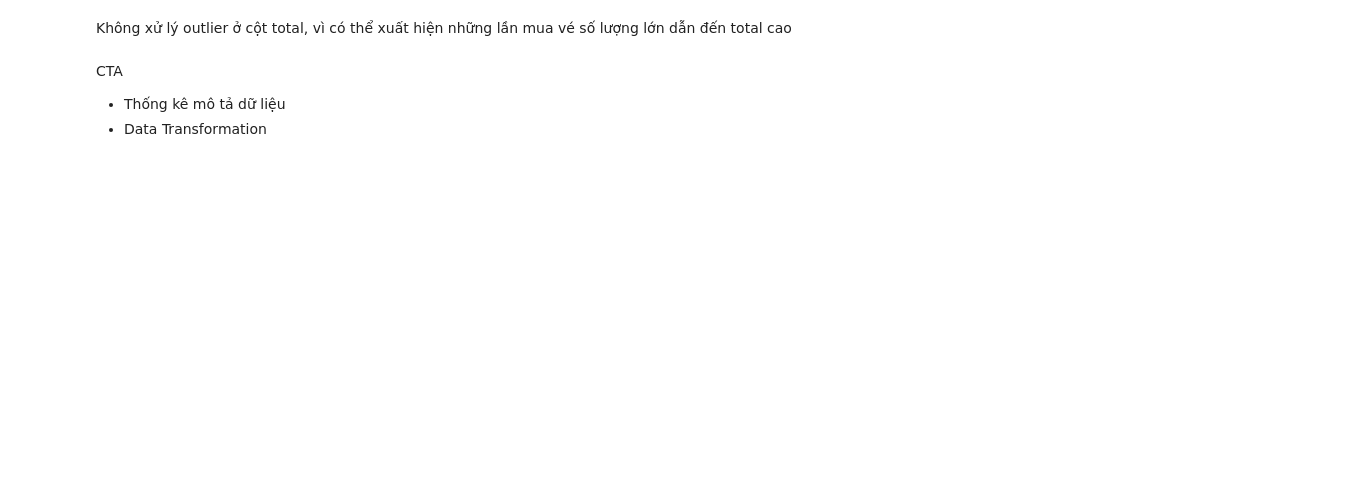
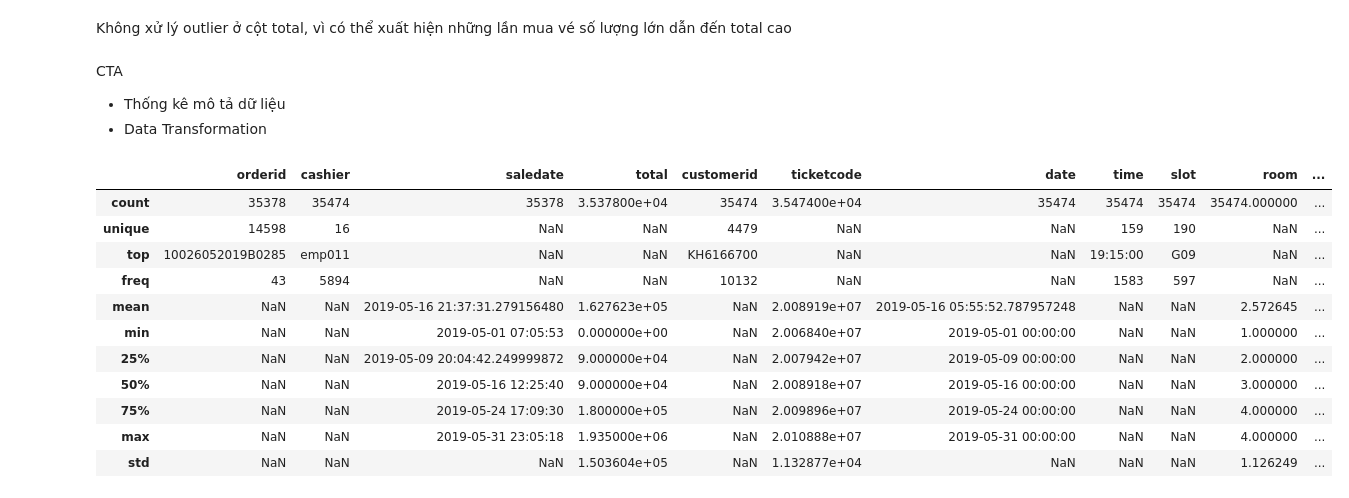
Before and after one commit to sonbao0901/data_got_talent, a Jupyter notebook: Clean_data-1.ipynb, the cells around one changed output. Saved outputs shown, nothing was run; the diff lists cells and outputs as text; code cells hidden in the pictures; blank space fills up the shorter version.

```diff
--- a/Clean_data-1.ipynb
+++ b/Clean_data-1.ipynb
@@ -6,7 +6,7 @@ import seaborn as sns
 import matplotlib.pyplot as plt
 # %%
 # Đọc tệp Excel
-file_path = r"C:\Users\ADMIN\Downloads\data_got.xlsx"
+file_path = r"dataset.xlsx"
 xl = pd.ExcelFile(file_path)
 # %%
 # Lấy tên các sheet và đọc dữ liệu từ các sheet (trừ sheet đầu tiên)
@@ -178,3 +178,18 @@ Không xử lý outlier ở cột total, vì có thể xuất hiện những l
 CTA
 - Thống kê mô tả dữ liệu
 - Data Transformation
+# %%
+df_ticket.describe(include='all')
+# %% [output]
+|  | orderid | cashier | saledate | total | customerid | ticketcode | date | time | slot | room | ... |
+| count | 35378 | 35474 | 35378 | 3.537800e+04 | 35474 | 3.547400e+04 | 35474 | 35474 | 35474 | 35474.000000 | ... |
+| unique | 14598 | 16 | NaN | NaN | 4479 | NaN | NaN | 159 | 190 | NaN | ... |
+| top | 10026052019B0285 | emp011 | NaN | NaN | KH6166700 | NaN | NaN | 19:15:00 | G09 | NaN | ... |
+| freq | 43 | 5894 | NaN | NaN | 10132 | NaN | NaN | 1583 | 597 | NaN | ... |
+| mean | NaN | NaN | 2019-05-16 21:37:31.279156480 | 1.627623e+05 | NaN | 2.008919e+07 | 2019-05-16 05:55:52.787957248 | NaN | NaN | 2.572645 | ... |
+| min | NaN | NaN | 2019-05-01 07:05:53 | 0.000000e+00 | NaN | 2.006840e+07 | 2019-05-01 00:00:00 | NaN | NaN | 1.000000 | ... |
+| 25% | NaN | NaN | 2019-05-09 20:04:42.249999872 | 9.000000e+04 | NaN | 2.007942e+07 | 2019-05-09 00:00:00 | NaN | NaN | 2.000000 | ... |
+| 50% | NaN | NaN | 2019-05-16 12:25:40 | 9.000000e+04 | NaN | 2.008918e+07 | 2019-05-16 00:00:00 | NaN | NaN | 3.000000 | ... |
+| 75% | NaN | NaN | 2019-05-24 17:09:30 | 1.800000e+05 | NaN | 2.009896e+07 | 2019-05-24 00:00:00 | NaN | NaN | 4.000000 | ... |
+| max | NaN | NaN | 2019-05-31 23:05:18 | 1.935000e+06 | NaN | 2.010888e+07 | 2019-05-31 00:00:00 | NaN | NaN | 4.000000 | ... |
+| std | NaN | NaN | NaN | 1.503604e+05 | NaN | 1.132877e+04 | NaN | NaN | NaN | 1.126249 | ... |
```
Also changed, not shown: parts of 10 cells of this notebook.
